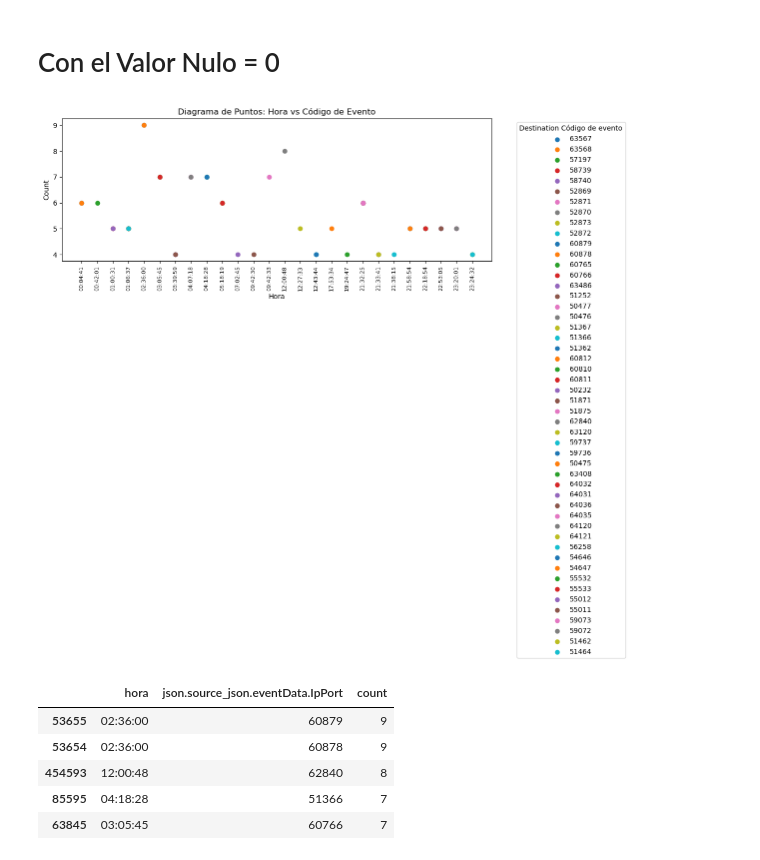
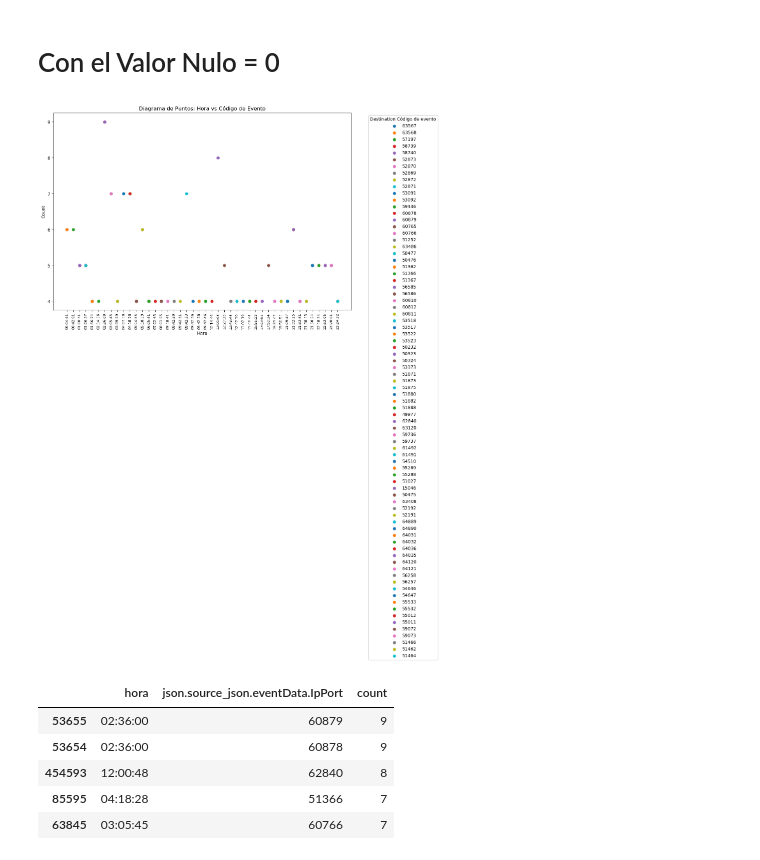
Before and after one commit to YasminGarcia1210/MAESTRIA_DATOS, a Jupyter notebook: TRABAJOGRADO#1/CUADERNOS/ASSET AUTHENTICA NEW.ipynb, the cells around one changed output. Drawn from its saved outputs; the diff is of its cells as text; code cells hidden in the pictures.

Commit message:
Actualización de Asset

```diff
--- a/TRABAJOGRADO#1/CUADERNOS/ASSET AUTHENTICA NEW.ipynb
+++ b/TRABAJOGRADO#1/CUADERNOS/ASSET AUTHENTICA NEW.ipynb
@@ -8,7 +8,7 @@ import pandas as pd
 import matplotlib.pyplot as plt
 import seaborn as sns
 # %%
-enlace="H:\Mi unidad\Trabajo de grado 2\DATAFRAME SOLOS PROPUESTA TAMURA\Data Base_PROPUESTA TAMURA\Asset_Authentication_MuestraEdwin.csv"
+enlace=r"H:\Mi unidad\Trabajo de grado 2\DATAFRAME SOLOS_PROPUESTA\Data Base_PROPUESTA TAMURA\Asset_Authentication_MuestraEdwin.csv"
 df=pd.read_csv(enlace)
 # %%
 df.head(3)
@@ -93,0 +160,32 @@ plt.show()
+# %%
+import pandas as pd
+import matplotlib.pyplot as plt
+
+# 1. Agrupar y contar ocurrencias
+df_agrupado = df.groupby(['fecha', 'json.r7_context.destination_user.domain']).size().reset_index(name='count')
+
+# Ordenar df_agrupado por la columna 'count' en orden descendente
+df_agrupado = df_agrupado.sort_values(by='count', ascending=False)
+
+# Seleccionar los primeros 80 registros
+top_80 = df_agrupado.head(80).sort_values(by='fecha')
+
+# Mostrar los primeros 7 datos en orden descendente por 'count'
+print("Primeros 7 datos en orden descendente por 'count':")
+print(top_80.sort_values(by='count', ascending=False).head(7))
+
+# Crear el diagrama de puntos
+plt.figure(figsize=(12, 8))
+
+# Graficar cada 'json.r7_context.destination_user.domain' individualmente como puntos
+for address in top_80['json.r7_context.destination_user.domain'].unique():
+    subset = top_80[top_80['json.r7_context.destination_user.domain'] == address]
+    plt.scatter(subset['fecha'], subset['count'], label=address, s=50)  # s controla el tamaño de los puntos
+
+plt.xlabel('Fecha')
+plt.ylabel('Count')
+plt.title('Diagrama de Puntos: Fecha vs Destination User Domain (Top 80)')
+plt.legend(title='Destination User Domain', bbox_to_anchor=(1.05, 1), loc='upper left')
+plt.xticks(rotation=90, fontsize=8)  # Ajusta el tamaño de la fuente según sea necesario
+plt.tight_layout()
+plt.show()
@@ -187,39 +353,39 @@ import matplotlib.pyplot as plt
 
 # Paso 1: Reemplazar valores no numéricos en 'IpPort' con NaN
 df['json.source_json.eventData.IpPort'] = pd.to_numeric(df['json.source_json.eventData.IpPort'], errors='coerce')
 
-# Paso 2: Eliminar filas con valores NaN en la columna 'json.source_json.eventData.IpPort'
+
 df = df.dropna(subset=['json.source_json.eventData.IpPort'])
 
-# Paso 3: Convertir la columna 'json.source_json.eventData.IpPort' a entero
+
 df['json.source_json.eventData.IpPort'] = df['json.source_json.eventData.IpPort'].astype(int)
 
-# Paso 4: Agrupar y contar ocurrencias
+
 df_agrupado = df.groupby(['hora', 'json.source_json.eventData.IpPort']).size().reset_index(name='count')
 
-# Ordenar df_agrupado por la columna 'count' en orden descendente
+
 df_agrupado = df_agrupado.sort_values(by='count', ascending=False)
 
 # Seleccionar los primeros 50 registros
-top_50 = df_agrupado.head(50).sort_values(by='hora')
+top_50 = df_agrupado.head(80).sort_values(by='hora')
 
 # Crear el diagrama de puntos
 plt.figure(figsize=(12, 8))
 
 # Graficar cada 'json.source_json.eventData.IpPort' individualmente como puntos
 for address in top_50['json.source_json.eventData.IpPort'].unique():
     subset = top_50[top_50['json.source_json.eventData.IpPort'] == address]
     plt.scatter(subset['hora'], subset['count'], label=address)
 
 plt.xlabel('Hora')
 plt.ylabel('Count')
 plt.title('Diagrama de Puntos: Hora vs Código de Evento')
 plt.legend(title='Destination Código de evento', bbox_to_anchor=(1.05, 1), loc='upper left')
 plt.xticks(rotation=90, fontsize=8)  # Ajusta el tamaño de la fuente según sea necesario
 plt.tight_layout()
 plt.show()
 # %% [output]
-[figure, old version]
+[figure, new version]
 # %%
 df_agrupado.head()
 # %% [output]
```
Also changed, not shown: parts of 11 cells of this notebook.
